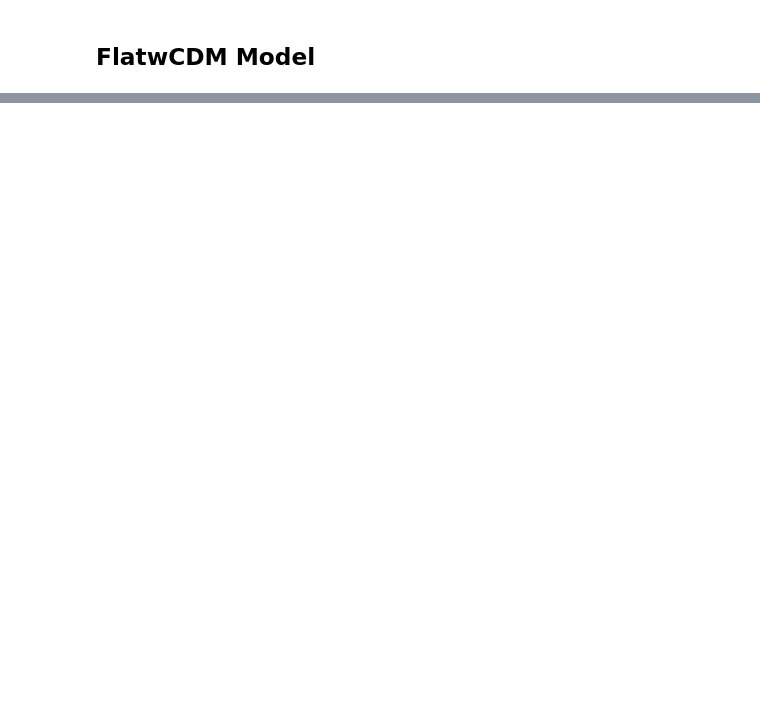
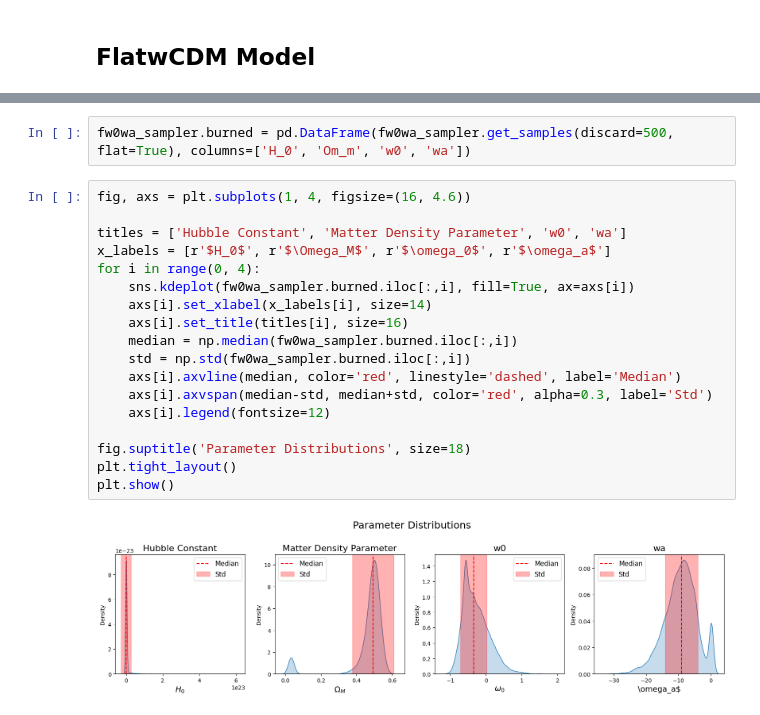
Before and after one commit to MagicalBean/DES_MCMC, a Jupyter notebook: workthrough.ipynb, the cells around one changed output, grey strips where cells are left out. Drawn from its saved outputs; the diff is of its cells as text; blank space fills up the shorter version.

```diff
--- a/workthrough.ipynb
+++ b/workthrough.ipynb
@@ -152,0 +221,22 @@ Om_k = 0.24 ± 0.14
+# %%
+fw0wa_sampler.burned = pd.DataFrame(fw0wa_sampler.get_samples(discard=500, flat=True), columns=['H_0', 'Om_m', 'w0', 'wa'])
+# %%
+fig, axs = plt.subplots(1, 4, figsize=(16, 4.6))
+
+titles = ['Hubble Constant', 'Matter Density Parameter', 'w0', 'wa']
+x_labels = [r'$H_0$', r'$\Omega_M$', r'$\omega_0$', r'$\omega_a$']
+for i in range(0, 4):
+    sns.kdeplot(fw0wa_sampler.burned.iloc[:,i], fill=True, ax=axs[i])
+    axs[i].set_xlabel(x_labels[i], size=14)
+    axs[i].set_title(titles[i], size=16)
+    median = np.median(fw0wa_sampler.burned.iloc[:,i])
+    std = np.std(fw0wa_sampler.burned.iloc[:,i])
+    axs[i].axvline(median, color='red', linestyle='dashed', label='Median')
+    axs[i].axvspan(median-std, median+std, color='red', alpha=0.3, label='Std')
+    axs[i].legend(fontsize=12)
+
+fig.suptitle('Parameter Distributions', size=18)
+plt.tight_layout()
+plt.show()
+# %% [output]
+[figure, added]
```
Also changed, not shown: parts of 32 cells of this notebook, 6 other files.
